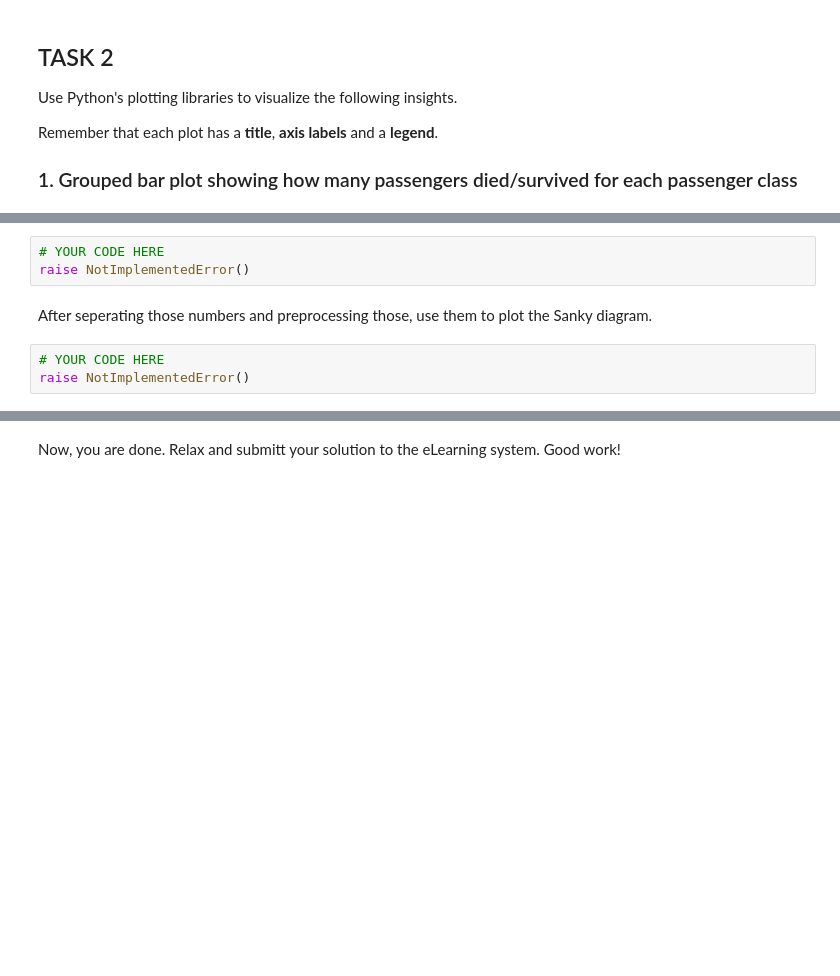
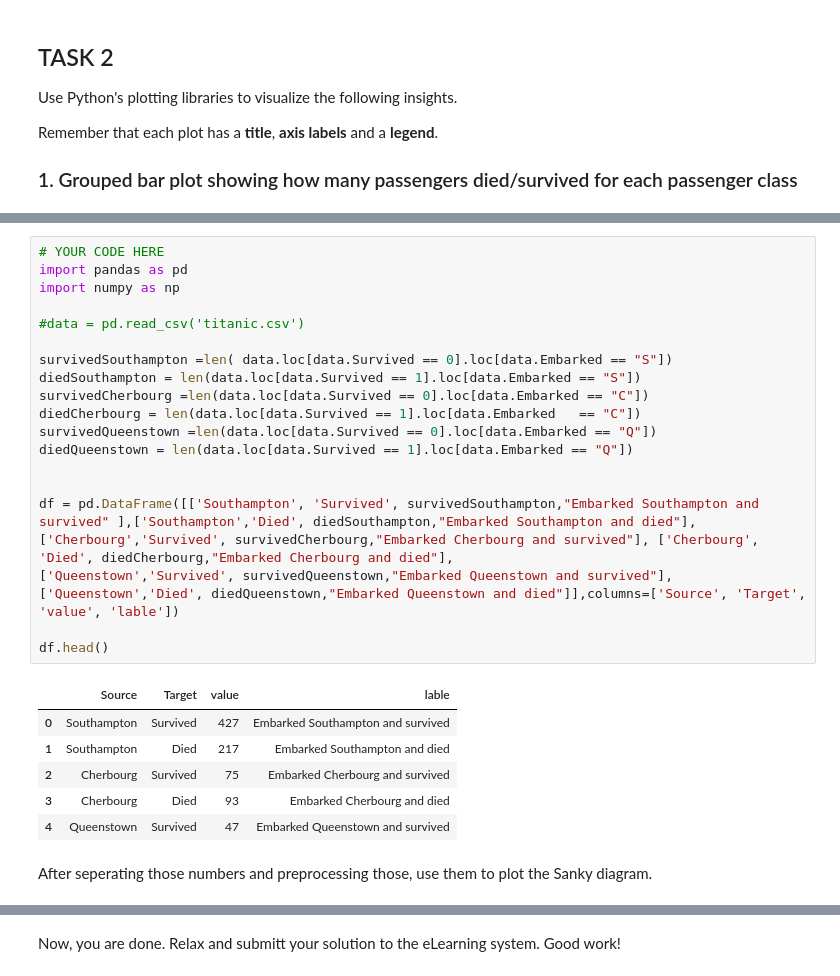
Before and after one commit to s-naegele/Data-Analysis, a Jupyter notebook: Lab/01_Categorical Data.ipynb, the cells around one changed output, grey strips where cells are left out. Cells and saved outputs as stored; diff of their text form; blank space fills up the shorter version.

```diff
--- a/Lab/01_Categorical Data.ipynb
+++ b/Lab/01_Categorical Data.ipynb
@@ -131,11 +140,32 @@ Use a Sankey diagram to visualize how many passengers from each embarking locati
 ![Example Sankey Diagram](https://plot.ly/~PythonPlotBot/2588/basic-sankey-diagram.png)
 
 First of, prepare the data in such a way, that it can be visualized later on. For help on that, please be refered to the [official docs](https://plotly.com/python/sankey-diagram/#hovertemplate-and-customdata-of-sankey-diagrams). Important to know is, that you need to define for each _stream_ a `source`, `target` and `value`. The `source` is the embarking location, the `target` if survived or not and the `value` the number of people who died or survived.
-# %%
-# YOUR CODE HERE
-raise NotImplementedError()
+# %%
+# YOUR CODE HERE
+import pandas as pd
+import numpy as np
+
+#data = pd.read_csv('titanic.csv')
+
+survivedSouthampton =len( data.loc[data.Survived == 0].loc[data.Embarked == "S"])
+diedSouthampton = len(data.loc[data.Survived == 1].loc[data.Embarked == "S"])
+survivedCherbourg =len(data.loc[data.Survived == 0].loc[data.Embarked == "C"])
+diedCherbourg = len(data.loc[data.Survived == 1].loc[data.Embarked   == "C"])
+survivedQueenstown =len(data.loc[data.Survived == 0].loc[data.Embarked == "Q"])
+diedQueenstown = len(data.loc[data.Survived == 1].loc[data.Embarked == "Q"])
+
+
+df = pd.DataFrame([['Southampton', 'Survived', survivedSouthampton,"Embarked Southampton and survived" ],['Southampton','Died', diedSouthampton,"Embarked Southampton and died"],
+['Cherbourg','Survived', survivedCherbourg,"Embarked Cherbourg and survived"], ['Cherbourg', 'Died', diedCherbourg,"Embarked Cherbourg and died"],
+['Queenstown','Survived', survivedQueenstown,"Embarked Queenstown and survived"], ['Queenstown','Died', diedQueenstown,"Embarked Queenstown and died"]],columns=['Source', 'Target', 'value', 'lable'])
+
+df.head()
+# %% [output]
+|  | Source | Target | value | lable |
+| 0 | Southampton | Survived | 427 | Embarked Southampton and survived |
+| 1 | Southampton | Died | 217 | Embarked Southampton and died |
+| 2 | Cherbourg | Survived | 75 | Embarked Cherbourg and survived |
+| 3 | Cherbourg | Died | 93 | Embarked Cherbourg and died |
+| 4 | Queenstown | Survived | 47 | Embarked Queenstown and survived |
 # %% [markdown]
 After seperating those numbers and preprocessing those, use them to plot the Sanky diagram.
-# %%
-# YOUR CODE HERE
-raise NotImplementedError()
```
Also changed, not shown: parts of 3 cells of this notebook.
